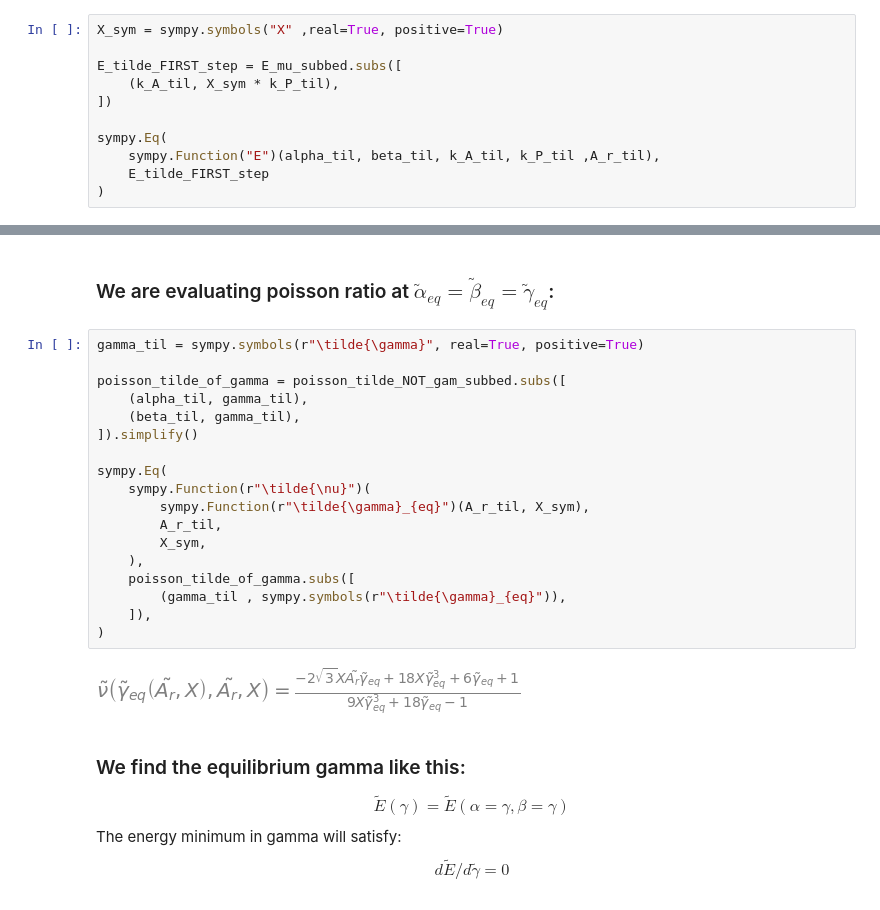
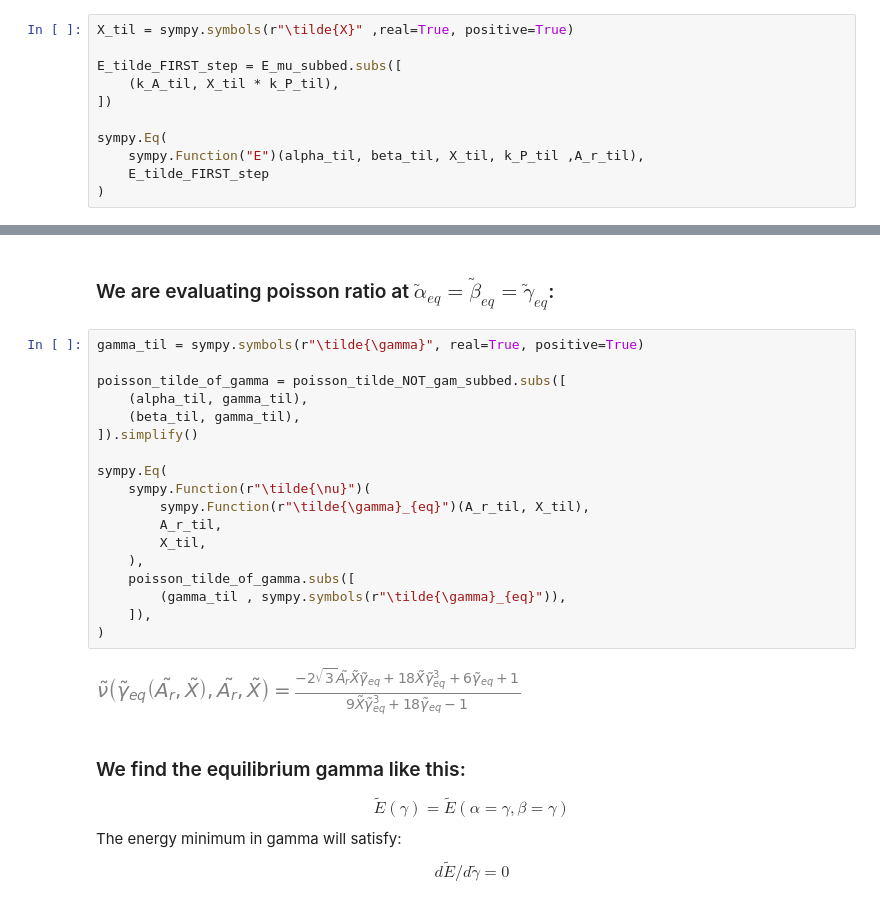
Before and after one commit to frenebo/VMToolkit_pjk, a Jupyter notebook: analytic_notebooks/2024_11_24_analytic_deform.ipynb, the cells around one changed output, grey strips where cells are left out. Saved outputs shown, nothing was run; the diff lists cells and outputs as text.

```diff
--- a/analytic_notebooks/2024_11_24_analytic_deform.ipynb
+++ b/analytic_notebooks/2024_11_24_analytic_deform.ipynb
@@ -253,12 +264,12 @@ $$ \tilde{k_A} = X \tilde{k_P} $$
 # %%
-X_sym = sympy.symbols("X" ,real=True, positive=True)
+X_til = sympy.symbols(r"\tilde{X}" ,real=True, positive=True)
 
 E_tilde_FIRST_step = E_mu_subbed.subs([
-    (k_A_til, X_sym * k_P_til),
+    (k_A_til, X_til * k_P_til),
 ])
 
 sympy.Eq(
-    sympy.Function("E")(alpha_til, beta_til, k_A_til, k_P_til ,A_r_til),
+    sympy.Function("E")(alpha_til, beta_til, X_til, k_P_til ,A_r_til),
     E_tilde_FIRST_step
 )
 # %% [output]
@@ -335,23 +346,23 @@ sympy.Eq(
 # %%
 gamma_til = sympy.symbols(r"\tilde{\gamma}", real=True, positive=True)
 
 poisson_tilde_of_gamma = poisson_tilde_NOT_gam_subbed.subs([
     (alpha_til, gamma_til),
     (beta_til, gamma_til),
 ]).simplify()
 
 sympy.Eq(
     sympy.Function(r"\tilde{\nu}")(
-        sympy.Function(r"\tilde{\gamma}_{eq}")(A_r_til, X_sym),
+        sympy.Function(r"\tilde{\gamma}_{eq}")(A_r_til, X_til),
         A_r_til,
-        X_sym,
+        X_til,
     ),
     poisson_tilde_of_gamma.subs([
         (gamma_til , sympy.symbols(r"\tilde{\gamma}_{eq}")),
     ]),
 )
 # %% [output]
-[figure, old version]
+[figure, new version]
 # %% [markdown]
 ### We find the equilibrium gamma like this:
 $$ \tilde{E}(\gamma) = \tilde{E}(\alpha=\gamma ,\beta=\gamma) $$
```
Also changed, not shown: parts of 15 cells of this notebook, 2 other files.
